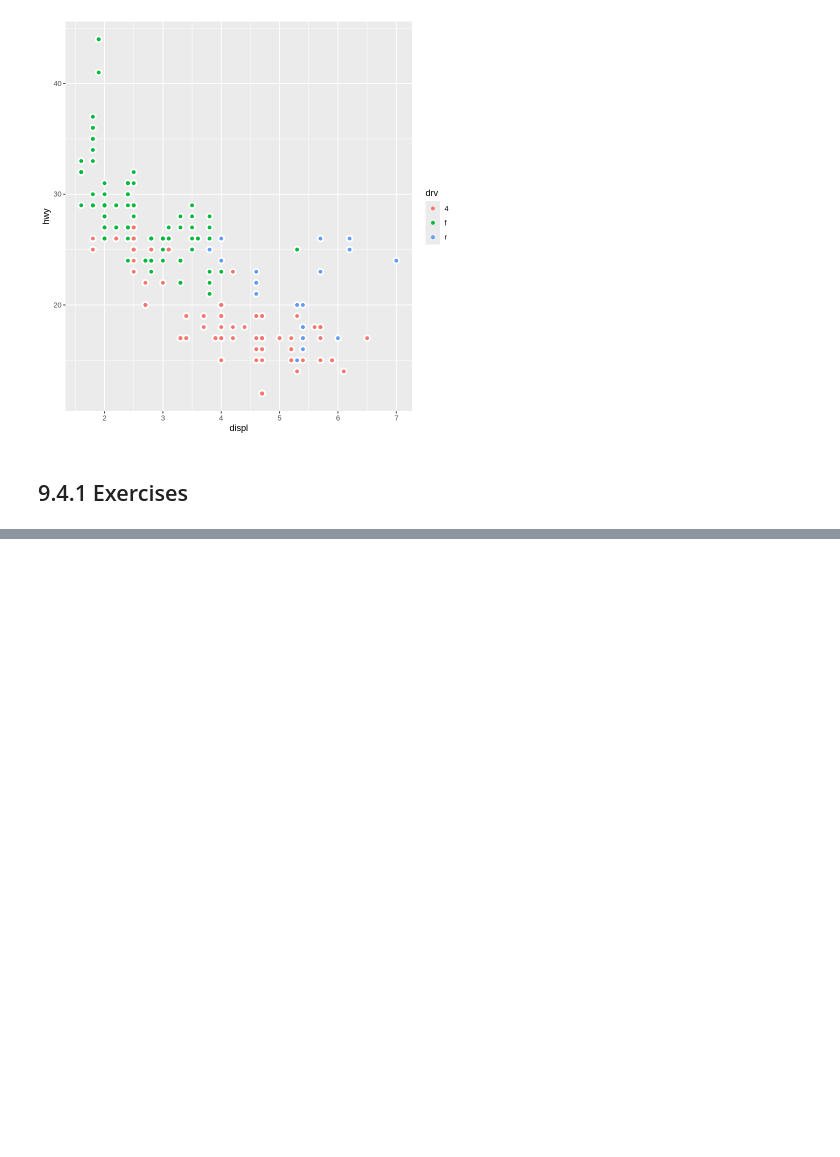
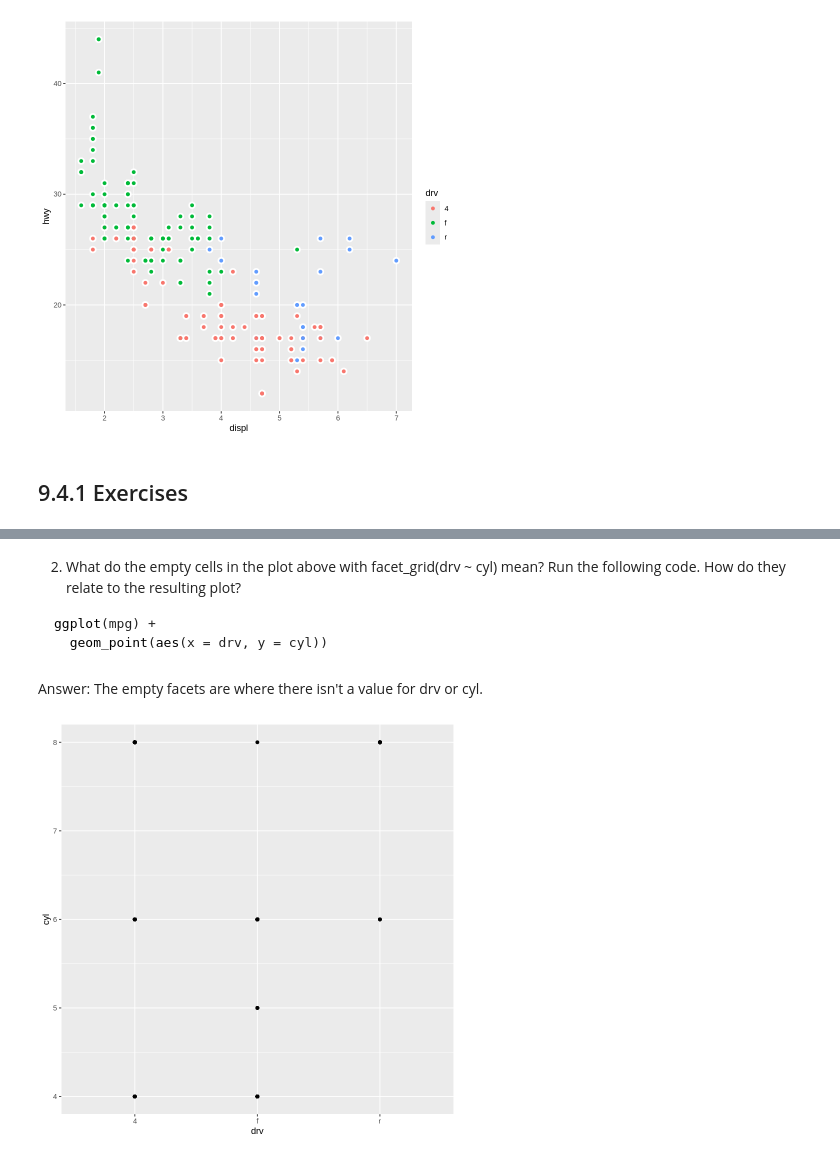
Before and after one commit to swill04/R4DS_exercises, a Jupyter notebook: week5_hw.ipynb, the cells around one changed output, grey strips where cells are left out. Drawn from its saved outputs; the diff is of its cells as text; code cells hidden in the pictures; blank space fills up the shorter version.

````diff
--- a/week5_hw.ipynb
+++ b/week5_hw.ipynb
@@ -123,0 +134,13 @@ ggplot(mpg, aes(x = displ, y = hwy)) +
+# %% [markdown]
+2. What do the empty cells in the plot above with facet_grid(drv ~ cyl) mean? Run the following code. How do they relate to the resulting plot?
+```r
+ggplot(mpg) +
+  geom_point(aes(x = drv, y = cyl))
+```
+# %% [markdown]
+Answer: The empty facets are where there isn't a value for drv or cyl.
+# %%
+ggplot(mpg) +
+  geom_point(aes(x = drv, y = cyl))
+# %% [output]
+[figure, added]
````
Also changed, not shown: parts of 45 cells of this notebook.
